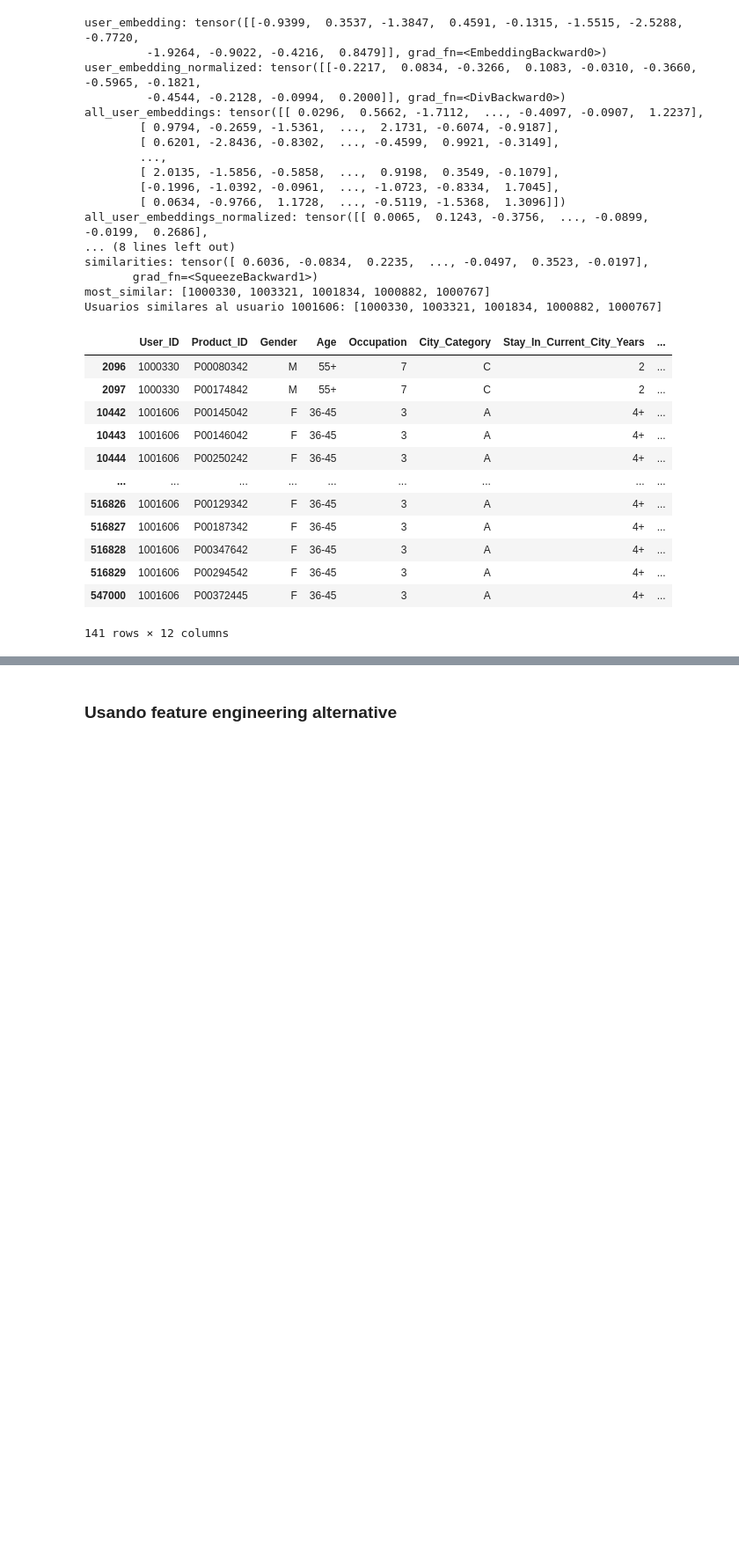
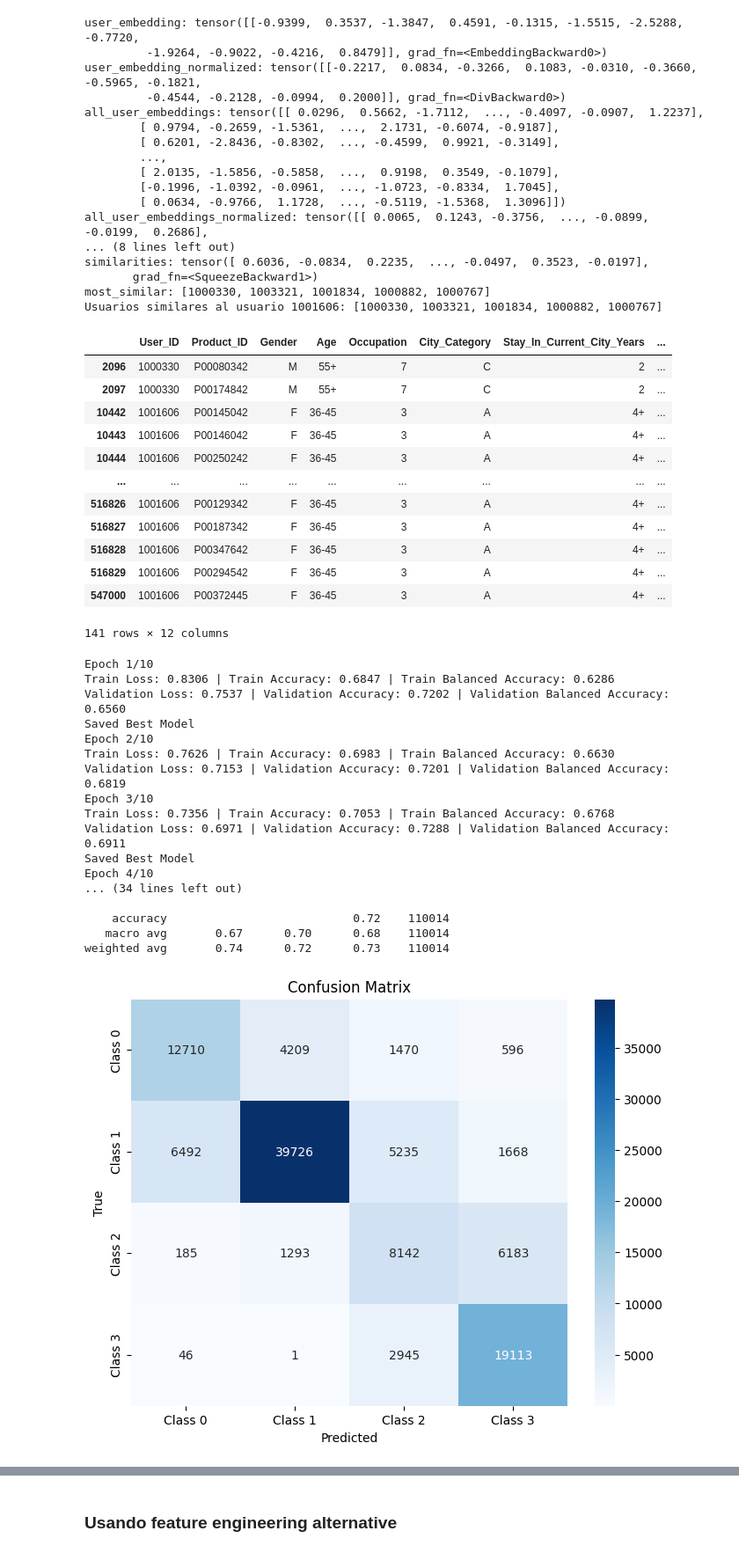
Before and after one commit to claudiobarril/aprendizaje_profundo, a Jupyter notebook: Deep_Learning_TP_Cohorte_17_5B2024.ipynb, the cells around one changed output, grey strips where cells are left out. Shown at 88% size. Cells and saved outputs as stored; diff of their text form; code cells hidden in the pictures; blank space fills up the shorter version.

```diff
--- a/Deep_Learning_TP_Cohorte_17_5B2024.ipynb
+++ b/Deep_Learning_TP_Cohorte_17_5B2024.ipynb
@@ -953,3 +937,17 @@ X_train, y_train, train_dataloader, test_dataloader = build_dataloaders(X=X, y=y
+# %%
+X_numpy = X.to_numpy(dtype='float')
+y_numpy = y.to_numpy(dtype='float')
+X_train, X_test, y_train, y_test = train_test_split(X_numpy, y_numpy, test_size=0.2, random_state=42, stratify=y)
+
+scaler = StandardScaler()
+X_train_scaled = scaler.fit_transform(X_train)
+X_test_scaled = scaler.transform(X_test)
+
+train_black_sale_ds = BlackSaleDataset(X_train_scaled, y_train)
+test_black_sale_ds = BlackSaleDataset(X_test_scaled, y_test)
+
+train_dataloader = DataLoader(train_black_sale_ds, batch_size=64, shuffle=True)
+test_dataloader = DataLoader(test_black_sale_ds, batch_size=64)
 # %%
 # Crear el modelo
 nnet = NNet(input_size=X_train.shape[1], output_size=len(np.unique(y_train))).to(device)
@@ -1034,7 +1032,6 @@ criterion = nn.CrossEntropyLoss(weight=class_weights)
 optimizer = optim.Adam(nnet_with_dropout.parameters(), lr=0.001)
 scheduler = StepLR(optimizer, step_size=7, gamma=0.1)
 # %%
-train_dataloader, test_dataloader = build_dataloaders(X=X, y=y, batch_size=64)
 trainer = Trainer(
     model=nnet_with_dropout,
     device=device,
@@ -1222,7 +1219,6 @@ optimizer = optim.Adam(nnet_with_embeddings.parameters(), lr=0.001)
 # Scheduler
 scheduler = StepLR(optimizer, step_size=7, gamma=0.1)
 # %%
-train_dataloader, test_dataloader = build_dataloaders(X=X, y=y, batch_size=64)
 trainer = TrainerWithEmbeddings(
     model=nnet_with_embeddings,
     device=device,
@@ -1456,0 +1534,52 @@ result_df
+# %%
+# Crear el modelo
+nnet_with_embeddings = NNetImproveWithEmbeddings2(
+    input_size=X_train.shape[1],
+    output_size=len(np.unique(y_train)),
+    user_idx_embeddings_dim=12,
+    product_idx_embeddings_dim=10
+).to(device)
+# Configurar la pérdida con los pesos
+criterion = nn.CrossEntropyLoss(weight=class_weights)
+# Configurar el optimizador y la función de pérdida
+optimizer = optim.Adam(nnet_with_embeddings.parameters(), lr=0.001)
+# Scheduler
+scheduler = StepLR(optimizer, step_size=7, gamma=0.1)
+
+
+# Initialize trainer
+trainer = TrainerWithEmbeddingsV2(
+    model=nnet_with_embeddings,
+    optimizer=optimizer,
+    criterion=criterion,
+    device=device,
+    save_best_model=True
+)
+
+# Train and evaluate
+trainer.fit(train_dataloader_embeddings, test_dataloader_embeddings, epochs=50)
+
+# Predict on test set
+y_true, y_pred = trainer.predict(test_dataloader_embeddings)
+
+# Evaluate predictions
+evaluate_classifier(nnet_with_embeddings, y_pred)
+# %% [output]
+Epoch 1/10
+Train Loss: 0.8306 | Train Accuracy: 0.6847 | Train Balanced Accuracy: 0.6286
+Validation Loss: 0.7537 | Validation Accuracy: 0.7202 | Validation Balanced Accuracy: 0.6560
+Saved Best Model
+Epoch 2/10
+Train Loss: 0.7626 | Train Accuracy: 0.6983 | Train Balanced Accuracy: 0.6630
+Validation Loss: 0.7153 | Validation Accuracy: 0.7201 | Validation Balanced Accuracy: 0.6819
+Epoch 3/10
+Train Loss: 0.7356 | Train Accuracy: 0.7053 | Train Balanced Accuracy: 0.6768
+Validation Loss: 0.6971 | Validation Accuracy: 0.7288 | Validation Balanced Accuracy: 0.6911
+Saved Best Model
+Epoch 4/10
+... (34 lines left out)
+
+    accuracy                           0.72    110014
+   macro avg       0.67      0.70      0.68    110014
+weighted avg       0.74      0.72      0.73    110014
+[figure, added]
```
Also changed, not shown: parts of 20 cells of this notebook.
